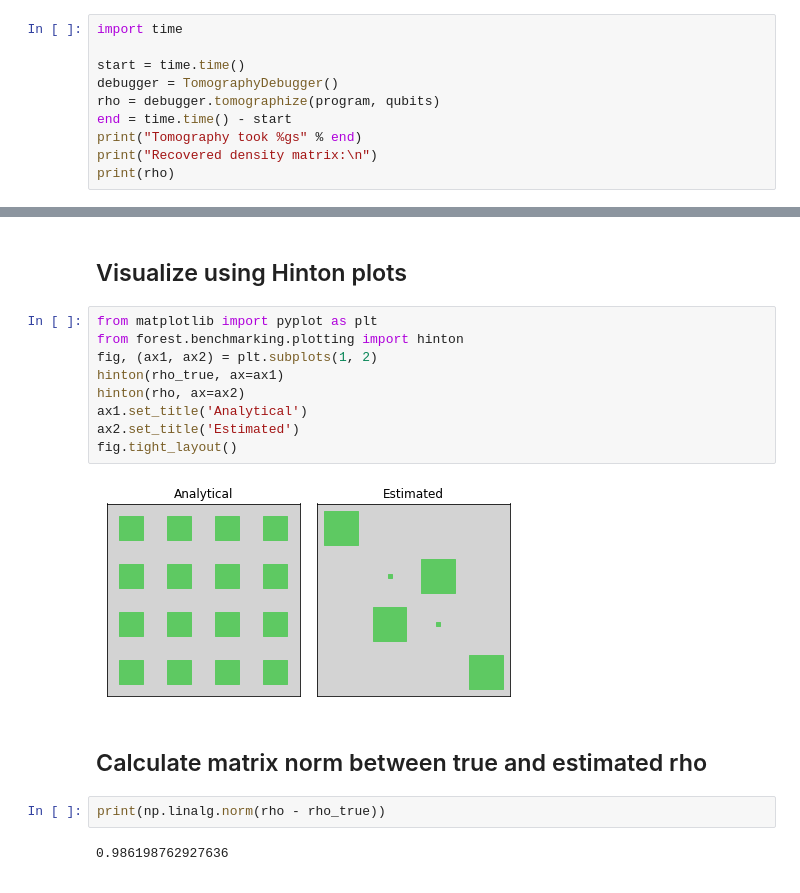
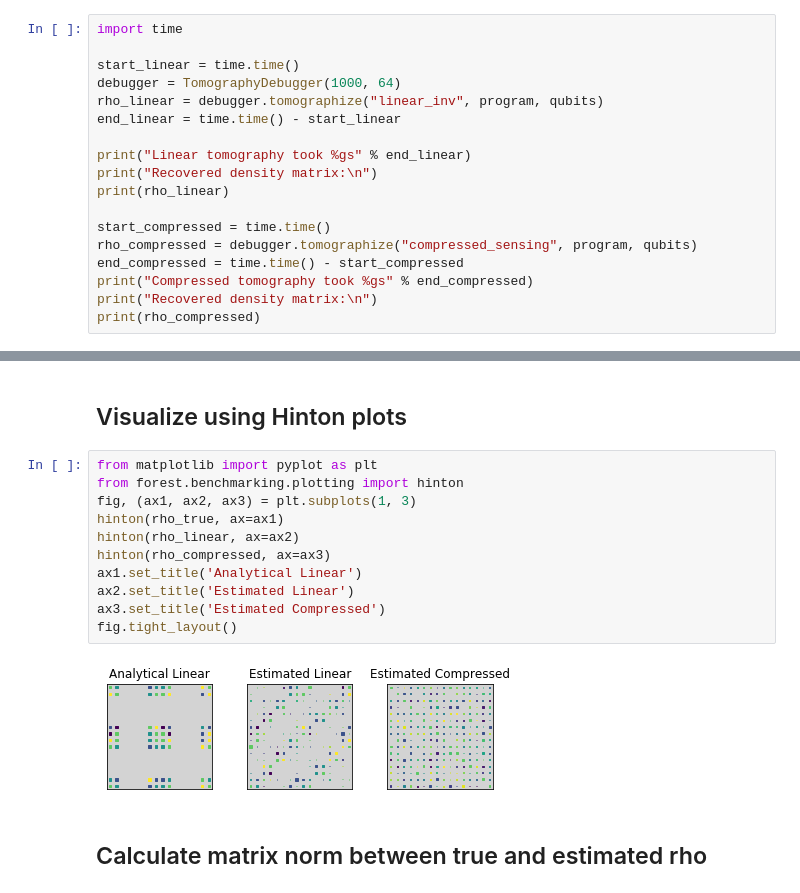
Before and after one commit to kenzomenzo/tomography-debugger, a Jupyter notebook: tomography_test.ipynb, the cells around one changed output, grey strips where cells are left out. Drawn from its saved outputs; the diff is of its cells as text.

```diff
--- a/tomography_test.ipynb
+++ b/tomography_test.ipynb
@@ -194,11 +279,19 @@ H 1
 # %%
 import time
 
-start = time.time()
-debugger = TomographyDebugger()
-rho = debugger.tomographize(program, qubits)
-end = time.time() - start
-print("Tomography took %gs" % end)
+start_linear = time.time()
+debugger = TomographyDebugger(1000, 64)
+rho_linear = debugger.tomographize("linear_inv", program, qubits)
+end_linear = time.time() - start_linear
+
+print("Linear tomography took %gs" % end_linear)
 print("Recovered density matrix:\n")
-print(rho)
+print(rho_linear)
+
+start_compressed = time.time()
+rho_compressed = debugger.tomographize("compressed_sensing", program, qubits)
+end_compressed = time.time() - start_compressed
+print("Compressed tomography took %gs" % end_compressed)
+print("Recovered density matrix:\n")
+print(rho_compressed)
 # %% [output]
@@ -229,17 +345,15 @@ print(np.around(rho_true, decimals=3))
 # %%
 from matplotlib import pyplot as plt
 from forest.benchmarking.plotting import hinton
-fig, (ax1, ax2) = plt.subplots(1, 2)
+fig, (ax1, ax2, ax3) = plt.subplots(1, 3)
 hinton(rho_true, ax=ax1)
-hinton(rho, ax=ax2)
-ax1.set_title('Analytical')
-ax2.set_title('Estimated')
+hinton(rho_linear, ax=ax2)
+hinton(rho_compressed, ax=ax3)
+ax1.set_title('Analytical Linear')
+ax2.set_title('Estimated Linear')
+ax3.set_title('Estimated Compressed')
 fig.tight_layout()
 # %% [output]
-[figure, old version]
+[figure, new version]
 # %% [markdown]
 ## Calculate matrix norm between true and estimated rho
-# %%
-print(np.linalg.norm(rho - rho_true))
-# %% [output]
-0.986198762927636
```
Also changed, not shown: parts of 7 cells of this notebook.
